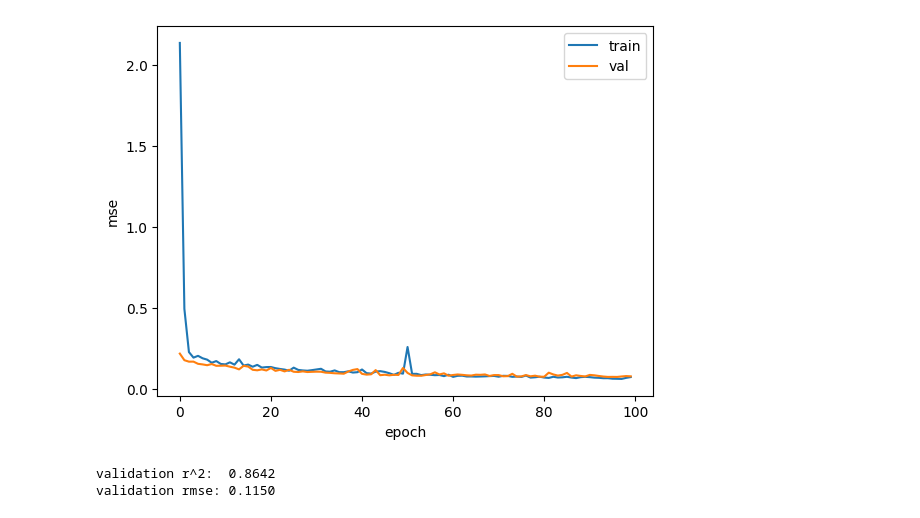
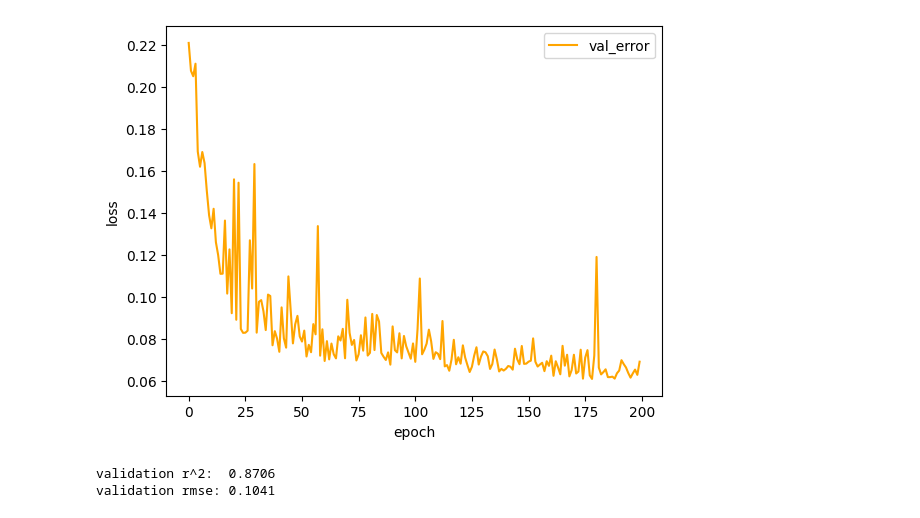
Before and after one commit to kieranphu-svg/FINCH-Science_SyntheticData, a Jupyter notebook: onboarding/Michael/training_2.ipynb, the cells around one changed output. Cells and saved outputs as stored; diff of their text form; code cells hidden in the pictures.

```diff
--- a/onboarding/Michael/training_2.ipynb
+++ b/onboarding/Michael/training_2.ipynb
@@ -19,14 +16,14 @@ train_loader, val_loader = get_dataloaders(X, y)
 device = torch.device("cuda" if torch.cuda.is_available() else "cpu")
 
 # Layers
-hidden_layers = [64, 128, 128, 128, 64]
+hidden_layers = [256, 256, 256, 256]
 
 model = MLP(in_dim=X.shape[1], h_dim=hidden_layers, out_dim=3).to(device)
 criterion = nn.L1Loss()
 optimizer = optim.Adam(model.parameters(), lr=1e-3)
 
-n_epochs = 100
-lconst_mult = 4
+n_epochs = 200
+lconst_mult = 100
 train_losses, val_losses = [], []
 # %%
 for epoch in range(1, n_epochs+1):
@@ -76,11 +73,11 @@ epoch 100  train loss: 0.0727  val loss: 0.0772
 # %%
-plt.plot(train_losses, label="train")
-plt.plot(val_losses,   label="val")
-plt.xlabel("epoch"); plt.ylabel("mse"); plt.legend(); plt.show()
+# plt.plot(train_losses, label="train")
+plt.plot(val_losses, color='orange', label="val_error")
+plt.xlabel("epoch"); plt.ylabel("loss"); plt.legend(); plt.show()
 
 torch.save(model.state_dict(), "spectra_mlp.pth")
 # %% [output]
-[figure, old version]
+[figure, new version]
 # %%
 import numpy as np
 from sklearn.metrics import r2_score, root_mean_squared_error
@@ -104,5 +101,5 @@ rmse = root_mean_squared_error(all_targets, all_preds)
 print(f"validation r^2:  {r2:.4f}")
 print(f"validation rmse: {rmse:.4f}")
 # %% [output]
-validation r^2:  0.8642
-validation rmse: 0.1150
+validation r^2:  0.8706
+validation rmse: 0.1041
```
Also changed, not shown: parts of 2 cells of this notebook.
